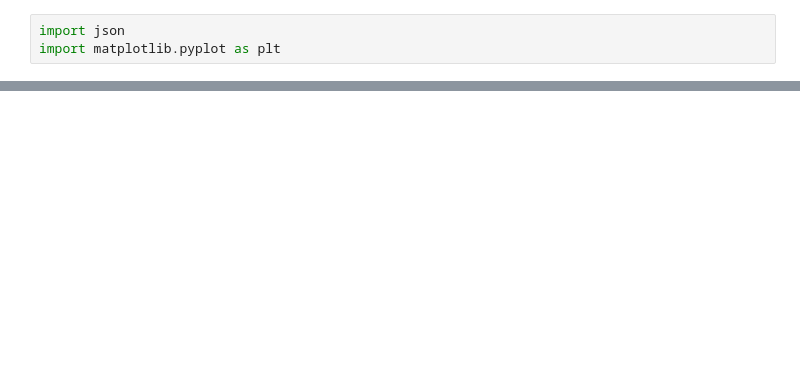
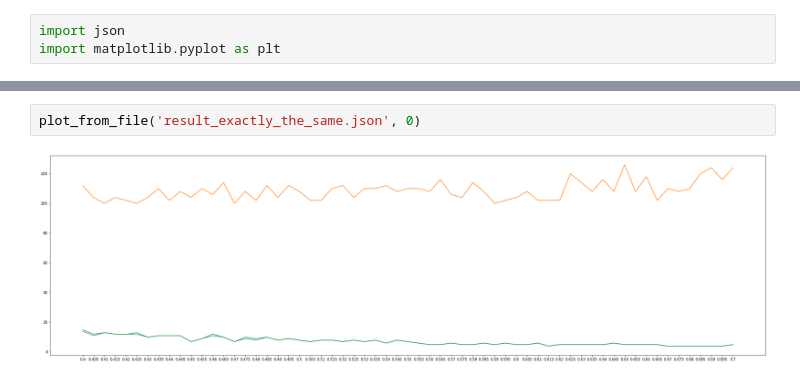
Before and after one commit to asakhar/ChannelModeling, a Jupyter notebook: plotter.ipynb, the cells around one changed output, grey strips where cells are left out. Drawn from its saved outputs; the diff is of its cells as text; blank space fills up the shorter version.

```diff
--- a/plotter.ipynb
+++ b/plotter.ipynb
@@ -20,0 +33,4 @@ plt.show()
+# %%
+plot_from_file('result_exactly_the_same.json', 0)
+# %% [output]
+[figure, added]
```
Also changed, not shown: parts of 5 cells of this notebook, 10 other files.
